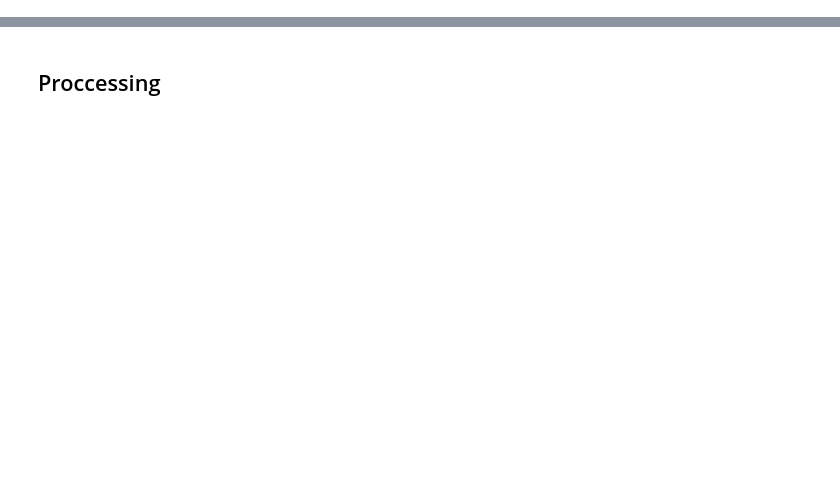
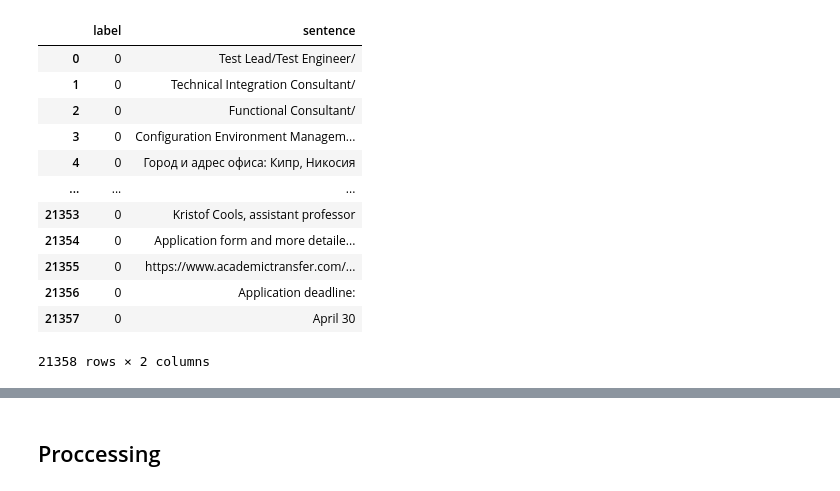
Before and after one commit to yarvod/pj-nlp, a Jupyter notebook: pj-nlp.ipynb, the cells around one changed output, grey strips where cells are left out. Saved outputs shown, nothing was run; the diff lists cells and outputs as text; code cells hidden in the pictures; blank space fills up the shorter version.

```diff
--- a/pj-nlp.ipynb
+++ b/pj-nlp.ipynb
@@ -26,0 +46,8 @@ False
+# %%
+with open('data/data.json') as f:
+    data_raw = json.load(f)
+    messages = [m['message'] for m in data_raw]
+dfMessages = pd.DataFrame({'message': messages})
+dfMessages = dfMessages.dropna()
+dfMessages = dfMessages[~dfMessages.message.str.contains('#резюме')]
+dfMessages
@@ -27 +88,37 @@ False
+# %%
+all_sentances = {'label': [], 'sentence': []}
+
+
+def condition(s: str):
+    if s == '':
+        return False
+    if '#' in s:
+        return False
+    return True
+
+for row in dfMessages['message'].iloc[1:]:
+    if row:
+        sentances = [nltk.tokenize.sent_tokenize(s) for s in row.split('\n') if condition(s)]
+        sentances = list(itertools.chain.from_iterable(sentances))
+        labels = [0 for s in sentances]
+        all_sentances['sentence'] += sentances
+        all_sentances['label'] += labels
+
+dfPrepared = pd.DataFrame(all_sentances)
+dfPrepared.to_csv('data/clear.csv', index=False)
+dfPrepared
+# %% [output]
+|  | label | sentence |
+| 0 | 0 | Test Lead/Test Engineer/ |
+| 1 | 0 | Technical Integration Consultant/ |
+| 2 | 0 | Functional Consultant/ |
+| 3 | 0 | Configuration Environment Managem... |
+| 4 | 0 | Город и адрес офиса: Кипр, Никосия |
+| ... | ... | ... |
+| 21353 | 0 | Kristof Cools, assistant professor |
+| 21354 | 0 | Application form and more detaile... |
+| 21355 | 0 | https://www.academictransfer.com/... |
+| 21356 | 0 | Application deadline: |
+| 21357 | 0 | April 30 |
+21358 rows × 2 columns
 # %%
```
Also changed, not shown: parts of 38 cells of this notebook, 2 other files.
